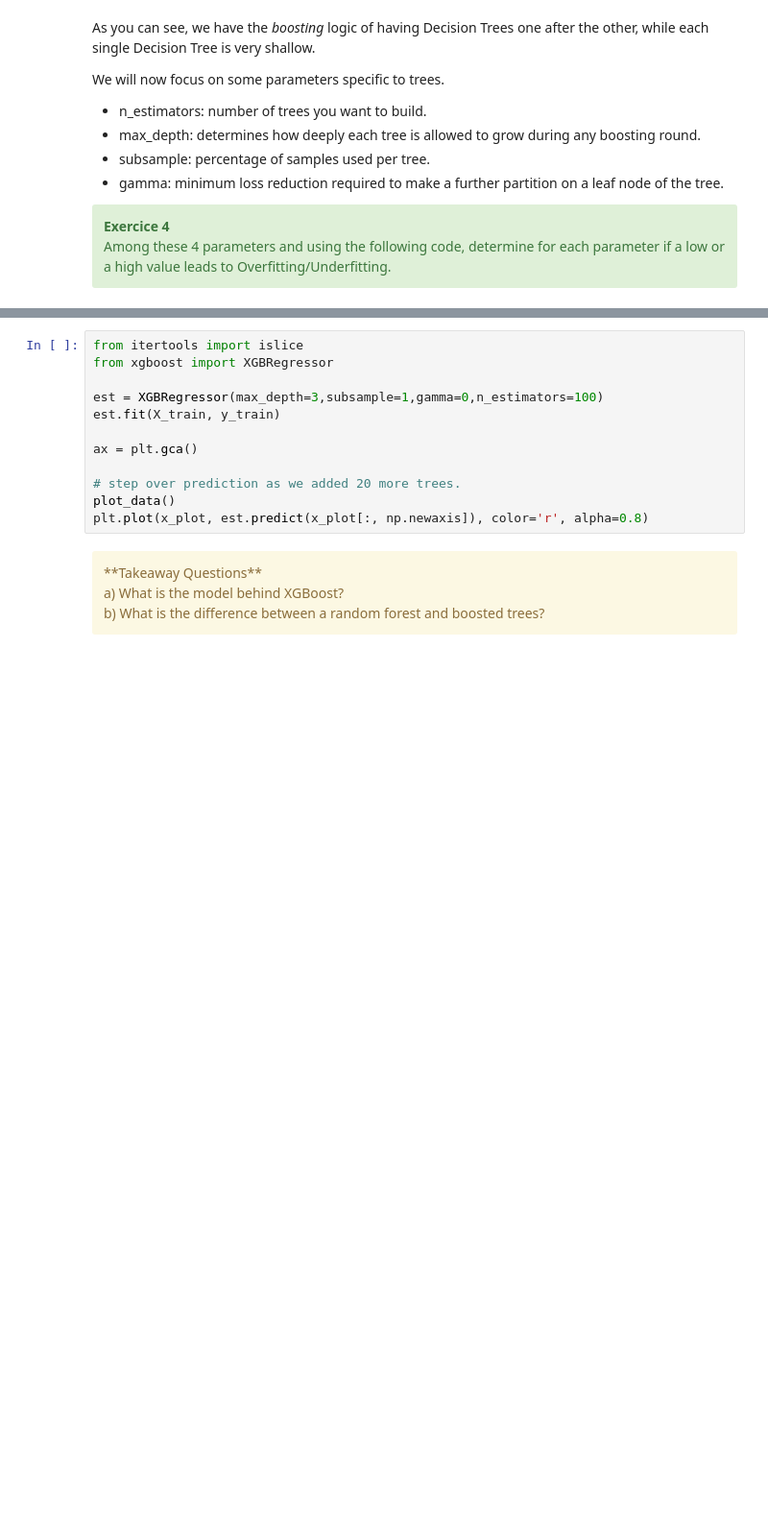
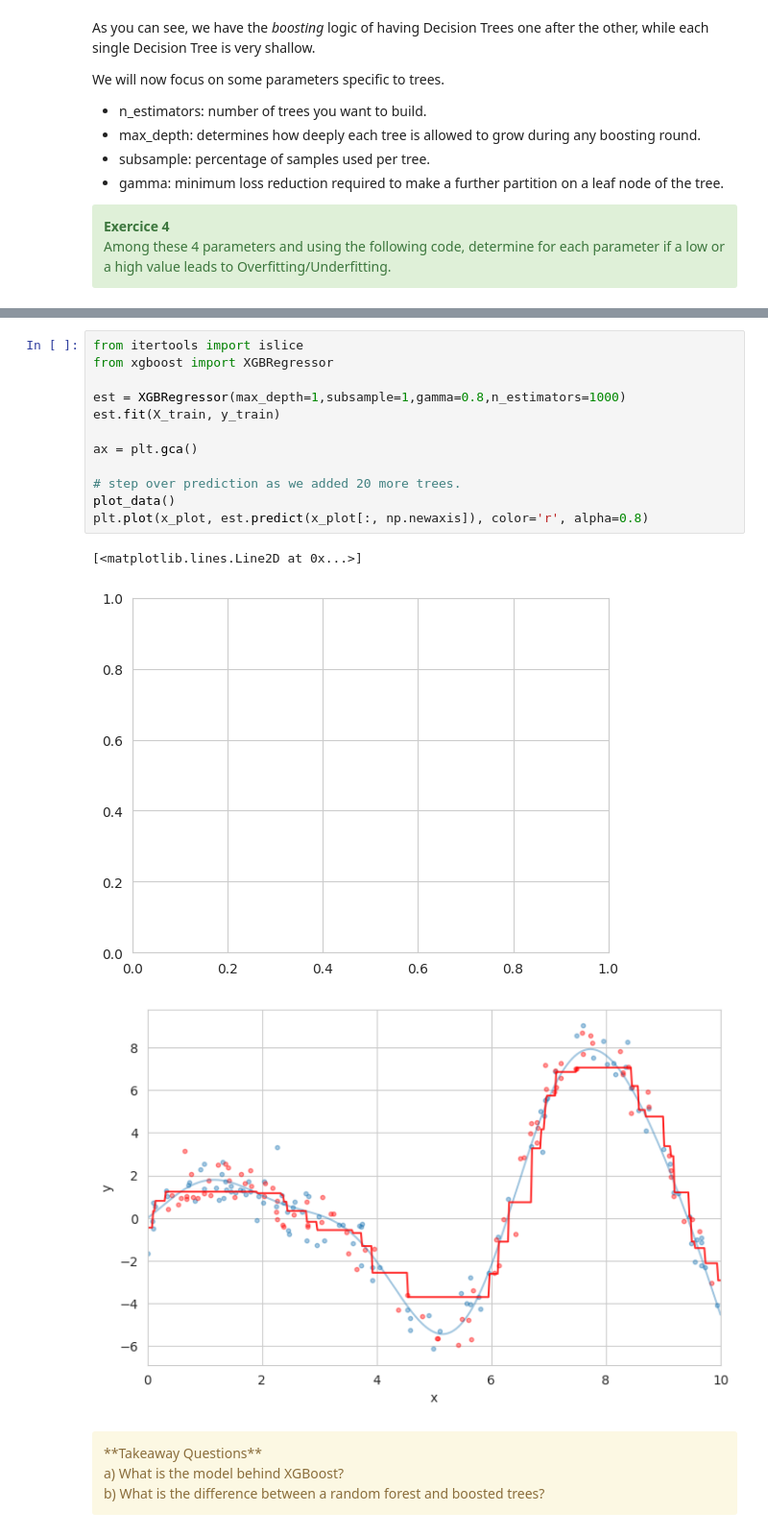
Before and after one commit to SupaeroDataScience/machine-learning, a Jupyter notebook: 10 - Gradient Boosting/02 - XGBoost and ensemble models.ipynb, the cells around one changed output, grey strips where cells are left out. Shown: that part at 96% size. Drawn from its saved outputs; the diff is of its cells as text; blank space fills up the shorter version.

```diff
--- a/10 - Gradient Boosting/02 - XGBoost and ensemble models.ipynb
+++ b/10 - Gradient Boosting/02 - XGBoost and ensemble models.ipynb
@@ -295,15 +349,19 @@ plot_data(figsize=(8, 5))
 # %%
 from itertools import islice
 from xgboost import XGBRegressor
 
-est = XGBRegressor(max_depth=3,subsample=1,gamma=0,n_estimators=100)
+est = XGBRegressor(max_depth=1,subsample=1,gamma=0.8,n_estimators=1000)
 est.fit(X_train, y_train)
 
 ax = plt.gca()
 
 # step over prediction as we added 20 more trees.
 plot_data()
 plt.plot(x_plot, est.predict(x_plot[:, np.newaxis]), color='r', alpha=0.8)
+# %% [output]
+[<matplotlib.lines.Line2D at 0x...>]
+[figure, added]
+[figure, added]
 # %% [markdown]
 <div class="alert alert-warning">**Takeaway Questions**<br>
 a) What is the model behind XGBoost?
```
Also changed, not shown: parts of 7 cells of this notebook, 2 other files.
